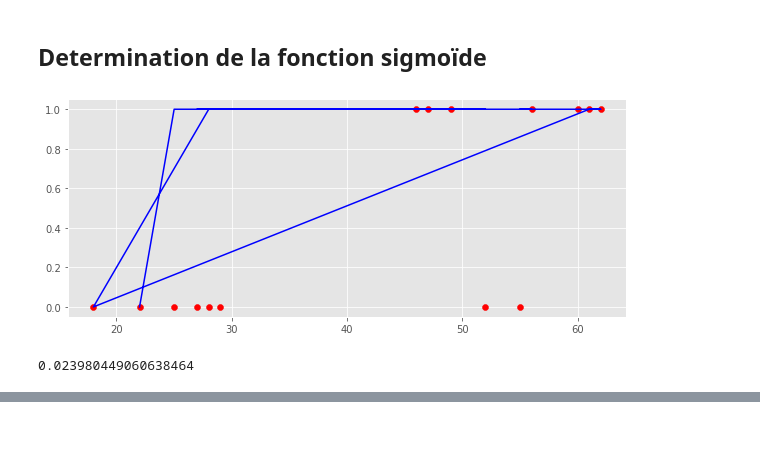
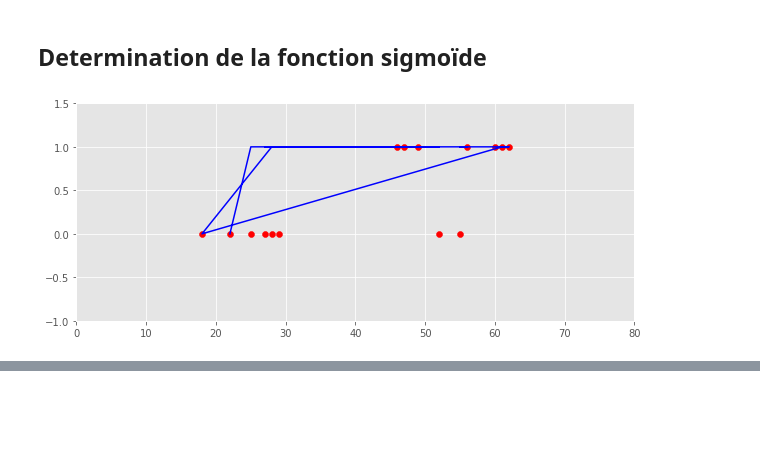
Before and after one commit to camara94/tensorflow-keras-python, a Jupyter notebook: python/regression.ipynb, the cells around one changed output, grey strips where cells are left out. Drawn from its saved outputs; the diff is of its cells as text; code cells hidden in the pictures.

Commit message:
regression avec la fonction sigmoid

```diff
--- a/python/regression.ipynb
+++ b/python/regression.ipynb
@@ -66,12 +66,8 @@ plt.scatter(x=df['age'], y=df['have_insurance'], c='r')
 sigmoid = lambda y: np.round(1/(1 + np.exp(1)**(-y)))
 # %%
 plt.figure(figsize=(10, 4))
-plt.plot( df.age, sigmoid(y(df.age)), c='b')
+plt.plot(df.age, sigmoid(y(df.age)), c='b')
 plt.scatter(x=df['age'], y=df['have_insurance'], c='r');
+plt.axis([0, 80, -1, 1.5]) ;
 # %% [output]
-[figure, old version]
+[figure, new version]
-# %%
-np.arange(1, 45, 0.3);
-a
-# %% [output]
-0.023980449060638464
```
Also changed, not shown: parts of 3 cells of this notebook.
